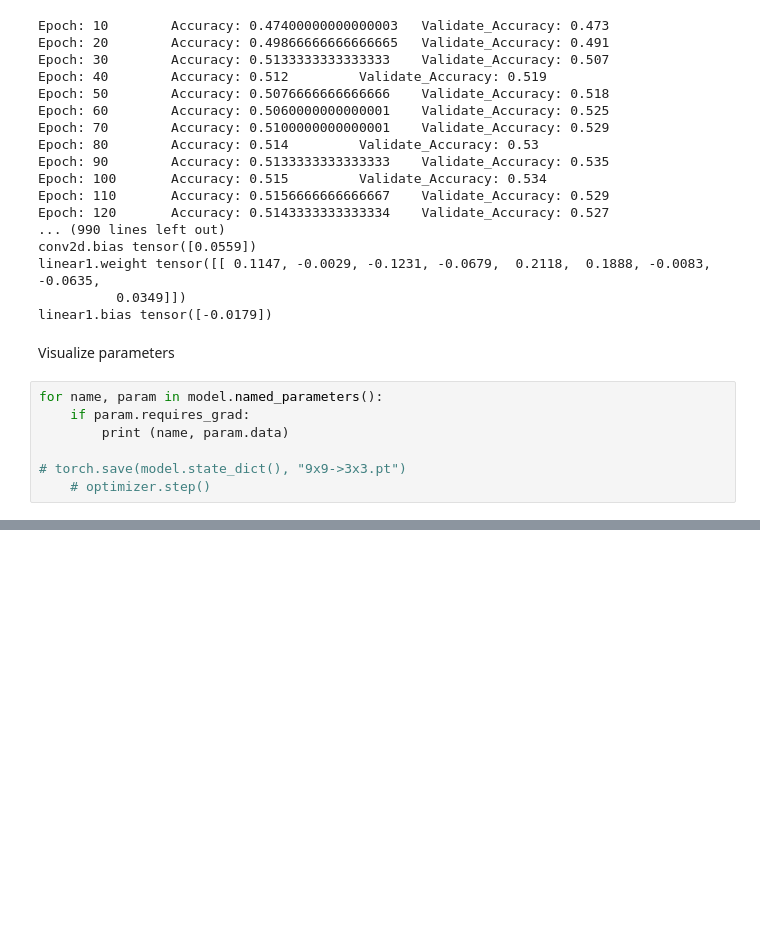
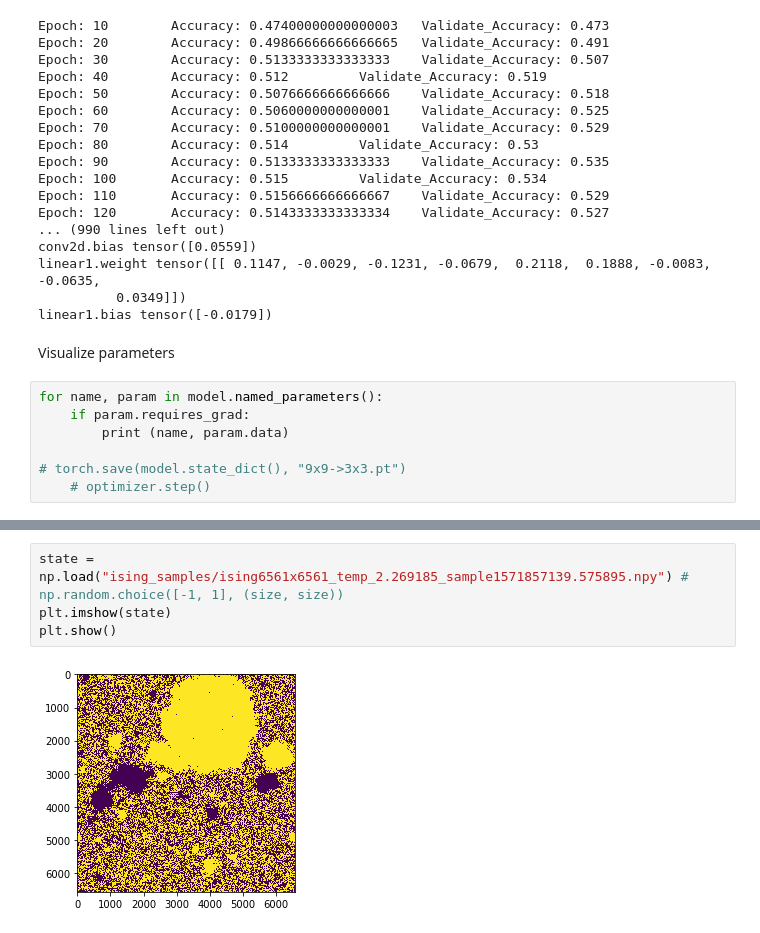
Before and after one commit to anhhuyalex/renormalization, a Jupyter notebook: main.ipynb, the cells around one changed output, grey strips where cells are left out. Cells and saved outputs as stored; diff of their text form; blank space fills up the shorter version.

Commit message:
ising resamples + mnist

```diff
--- a/main.ipynb
+++ b/main.ipynb
@@ -480,0 +506,6 @@ from nibabel.testing import data_path
+# %%
+state = np.load("ising_samples/ising6561x6561_temp_2.269185_sample1571857139.575895.npy") # np.random.choice([-1, 1], (size, size))
+plt.imshow(state)
+plt.show()
+# %% [output]
+[figure, added]
```
Also changed, not shown: parts of 23 cells of this notebook, 22 other files.
